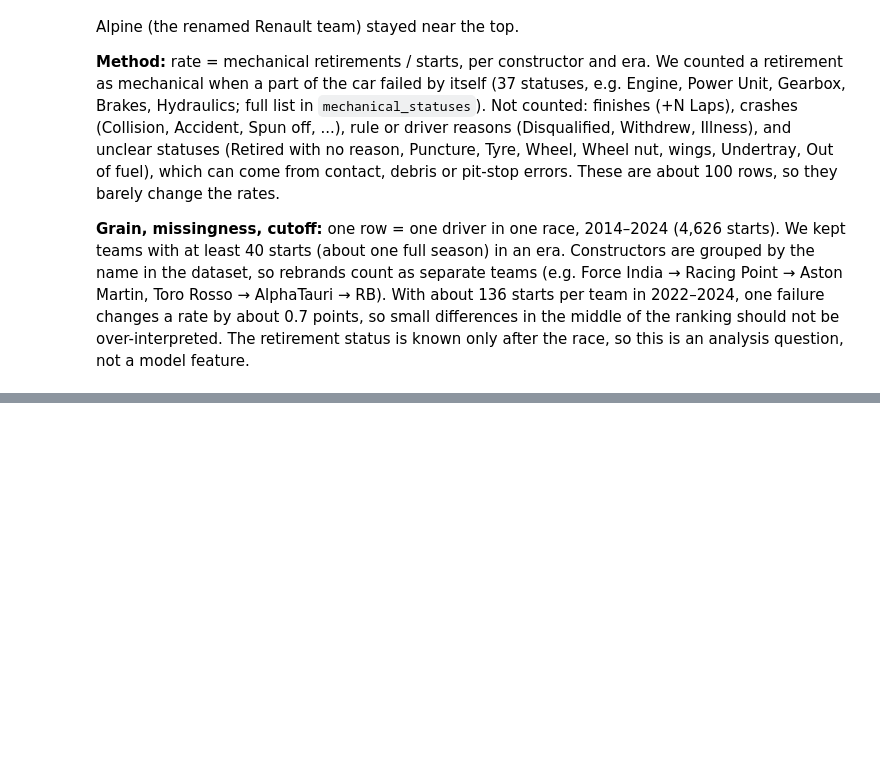
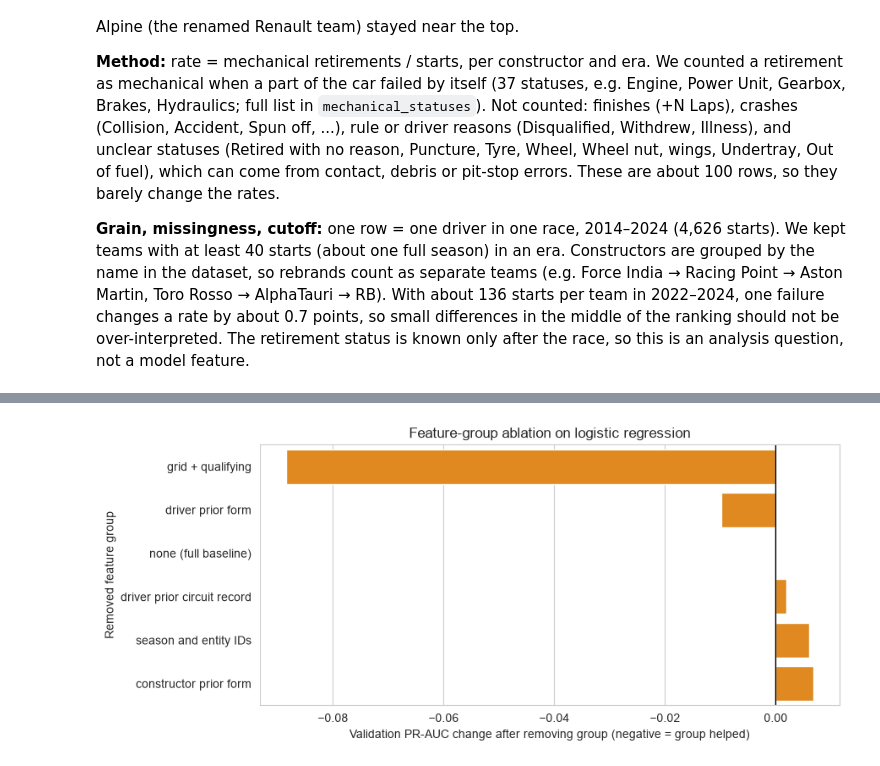
Before and after one commit to AmrKoura/ACL-project, a Jupyter notebook: milestone1.ipynb, the cells around one changed output, grey strips where cells are left out. Cells and saved outputs as stored; diff of their text form; code cells hidden in the pictures; blank space fills up the shorter version.

```diff
--- a/milestone1.ipynb
+++ b/milestone1.ipynb
@@ -1470,0 +1782,12 @@ With about 136 starts per team in 2022–2024, one failure changes a rate by abo
+# %%
+plt.figure(figsize=(9, 4))
+plot_ablation = ablation_results.sort_values("validation_PR-AUC_change_vs_full")
+sns.barplot(data=plot_ablation, x="validation_PR-AUC_change_vs_full", y="removed_group", color="darkorange")
+plt.axvline(0, color="black", linewidth=1)
+plt.xlabel("Validation PR-AUC change after removing group (negative = group helped)")
+plt.ylabel("Removed feature group")
+plt.title("Feature-group ablation on logistic regression")
+plt.tight_layout()
+plt.show()
+# %% [output]
+[figure, added]
```
Also changed, not shown: parts of 18 cells of this notebook, 1 other file.
